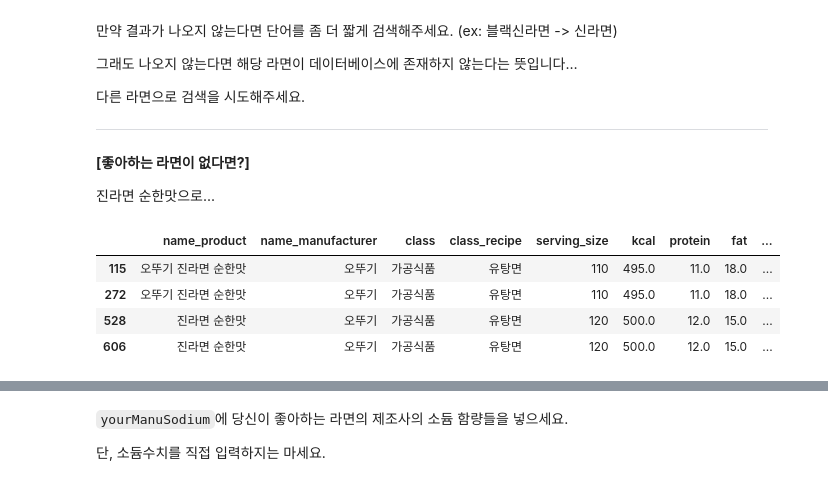
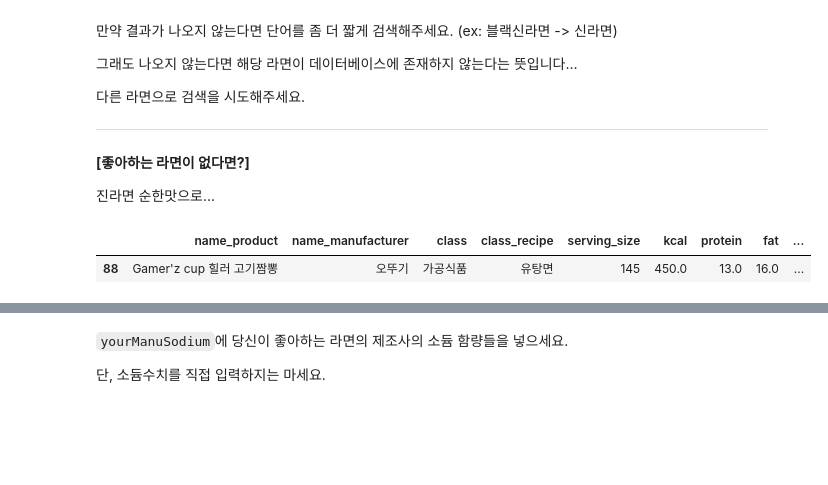
Before and after one commit to hiroyoshifuruno/DAP__2022, a Jupyter notebook: lecture3.ipynb, the cells around one changed output, grey strips where cells are left out. Drawn from its saved outputs; the diff is of its cells as text; code cells hidden in the pictures; blank space fills up the shorter version.

```diff
--- a/lecture3.ipynb
+++ b/lecture3.ipynb
@@ -506,11 +506,8 @@ plt.show()
 
 진라면 순한맛으로...
 # %%
-yourFavoriteRamen = "진라면 순한맛"
+yourFavoriteRamen = "Gamer'z cup 힐러 고기짬뽕"
 df[df['name_product'].str.contains(yourFavoriteRamen)]
 # %% [output]
 |  | name_product | name_manufacturer | class | class_recipe | serving_size | kcal | protein | fat | ... |
-| 115 | 오뚜기 진라면 순한맛 | 오뚜기 | 가공식품 | 유탕면 | 110 | 495.0 | 11.0 | 18.0 | ... |
-| 272 | 오뚜기 진라면 순한맛 | 오뚜기 | 가공식품 | 유탕면 | 110 | 495.0 | 11.0 | 18.0 | ... |
-| 528 | 진라면 순한맛 | 오뚜기 | 가공식품 | 유탕면 | 120 | 500.0 | 12.0 | 15.0 | ... |
-| 606 | 진라면 순한맛 | 오뚜기 | 가공식품 | 유탕면 | 120 | 500.0 | 12.0 | 15.0 | ... |
+| 88 | Gamer'z cup 힐러 고기짬뽕 | 오뚜기 | 가공식품 | 유탕면 | 145 | 450.0 | 13.0 | 16.0 | ... |
```
Also changed, not shown: parts of 1 cell of this notebook.
